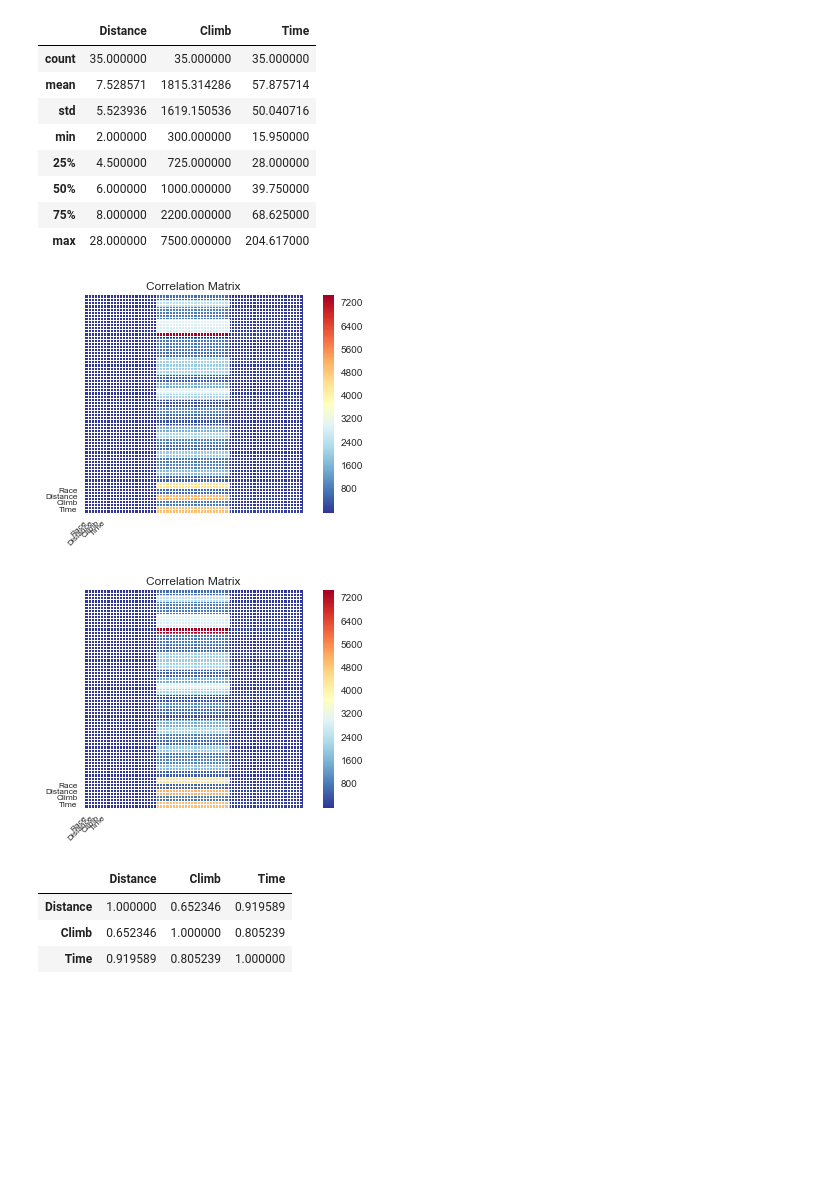
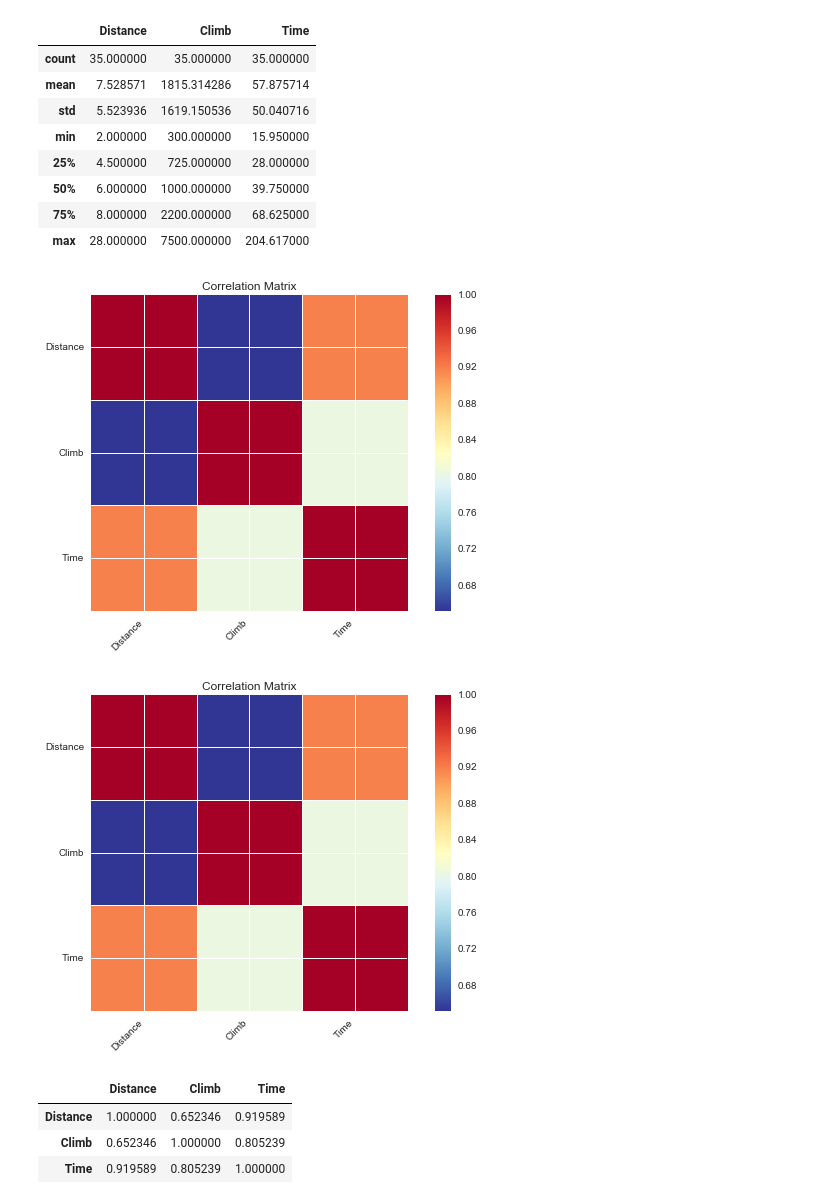
Before and after one commit to jonhilgart22/Galvanize-Statistics, a Jupyter notebook: week6/6-4_RegDiag/DSCI6002-6.4-Lab-JOnathan-Hilgart.ipynb, the cells around one changed output. Cells and saved outputs as stored; diff of their text form; code cells hidden in the pictures; blank space fills up the shorter version.

```diff
--- a/week6/6-4_RegDiag/DSCI6002-6.4-Lab-JOnathan-Hilgart.ipynb
+++ b/week6/6-4_RegDiag/DSCI6002-6.4-Lab-JOnathan-Hilgart.ipynb
@@ -245,12 +247,10 @@ hills_df.describe()
 | 75% | 8.000000 | 2200.000000 | 68.625000 |
 | max | 28.000000 | 7500.000000 | 204.617000 |
 # %%
-sm.graphics.plot_corr?
+sm.graphics.plot_corr(hills_df.corr(), xnames= ["Distance", "Climb","Time"])
+# %% [output]
+[figure, added]
+[figure, added]
-# %%
-sm.graphics.plot_corr(hills_df[['Distance','Climb','Time']],xnames=hills_df.columns.tolist())
-# %% [output]
-[figure, removed]
-[figure, removed]
 # %%
 hills_df[['Distance','Climb','Time']].corr()
 # %% [output]
```
Also changed, not shown: parts of 40 cells of this notebook.
